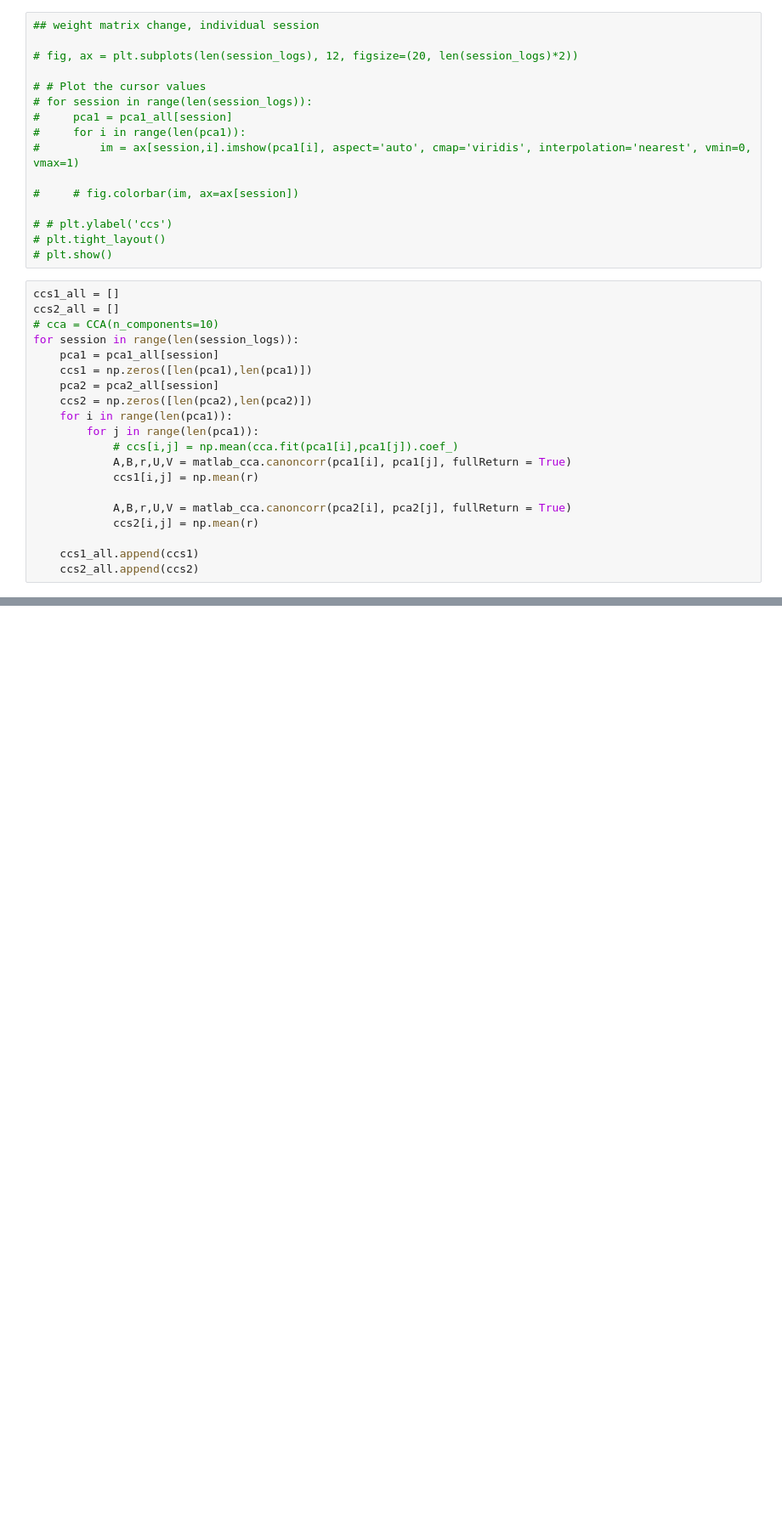
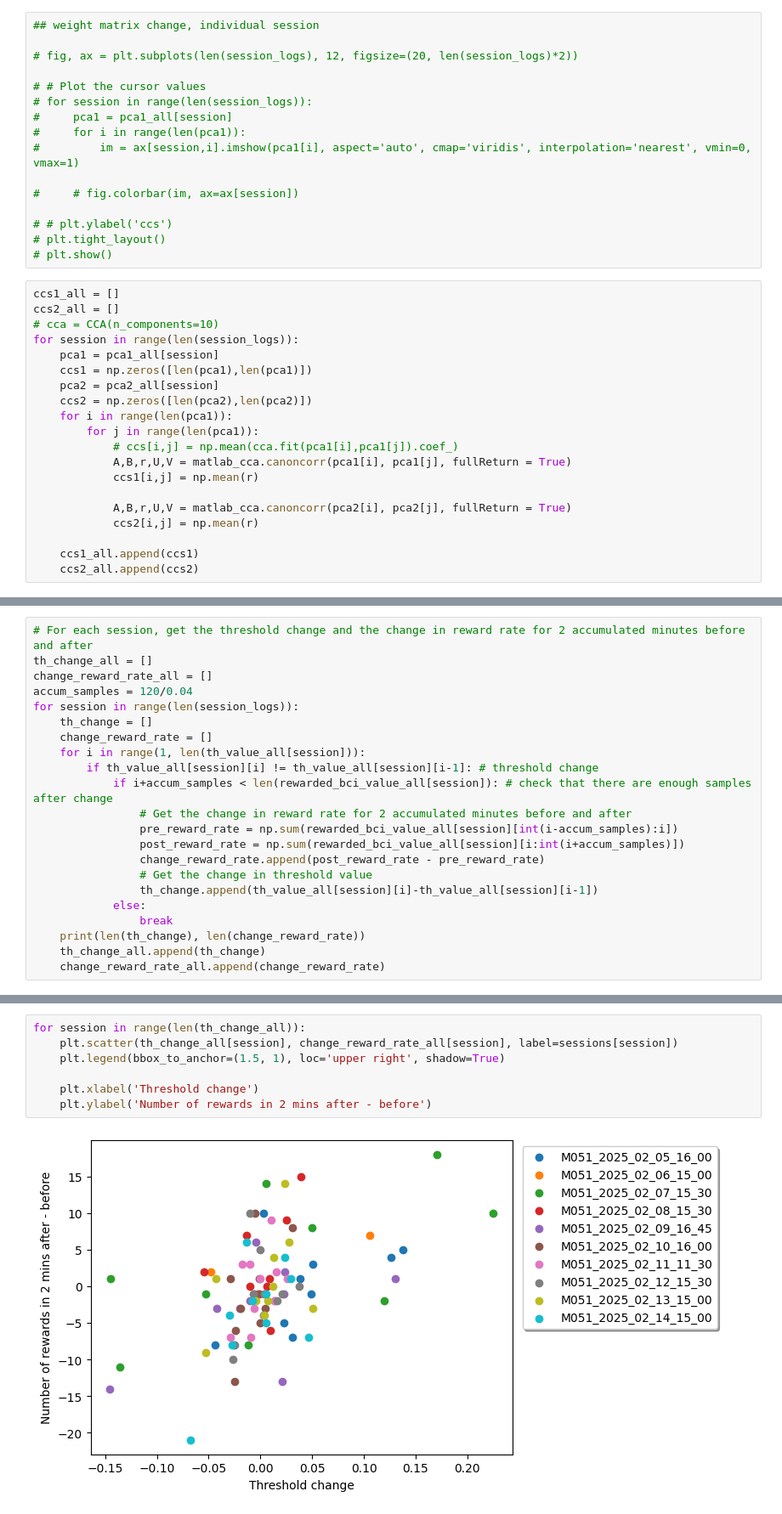
Before and after one commit to CeciliaGallego/opBCI_analysis, a Jupyter notebook: opBCI_analysis_multiple sessions.ipynb, the cells around one changed output, grey strips where cells are left out. Shown at 85% size. Cells and saved outputs as stored; diff of their text form; blank space fills up the shorter version.

```diff
--- a/opBCI_analysis_multiple sessions.ipynb
+++ b/opBCI_analysis_multiple sessions.ipynb
@@ -380,0 +288,22 @@ Compare first and second half of the recordings
+# %%
+# For each session, get the threshold change and the change in reward rate for 2 accumulated minutes before and after
+th_change_all = []
+change_reward_rate_all = []
+accum_samples = 120/0.04
+for session in range(len(session_logs)):
+    th_change = []
+    change_reward_rate = []
+    for i in range(1, len(th_value_all[session])):
+        if th_value_all[session][i] != th_value_all[session][i-1]: # threshold change
+            if i+accum_samples < len(rewarded_bci_value_all[session]): # check that there are enough samples after change
+                # Get the change in reward rate for 2 accumulated minutes before and after
+                pre_reward_rate = np.sum(rewarded_bci_value_all[session][int(i-accum_samples):i])
+                post_reward_rate = np.sum(rewarded_bci_value_all[session][i:int(i+accum_samples)])
+                change_reward_rate.append(post_reward_rate - pre_reward_rate)
+                # Get the change in threshold value
+                th_change.append(th_value_all[session][i]-th_value_all[session][i-1])
+            else:
+                break
+    print(len(th_change), len(change_reward_rate))
+    th_change_all.append(th_change)
+    change_reward_rate_all.append(change_reward_rate)
@@ -380,0 +321,9 @@ Compare first and second half of the recordings
+# %%
+for session in range(len(th_change_all)):
+    plt.scatter(th_change_all[session], change_reward_rate_all[session], label=sessions[session])
+    plt.legend(bbox_to_anchor=(1.5, 1), loc='upper right', shadow=True)
+
+    plt.xlabel('Threshold change')
+    plt.ylabel('Number of rewards in 2 mins after - before')
+# %% [output]
+[figure, added]
```
Also changed, not shown: parts of 21 cells of this notebook, 1 other file.
